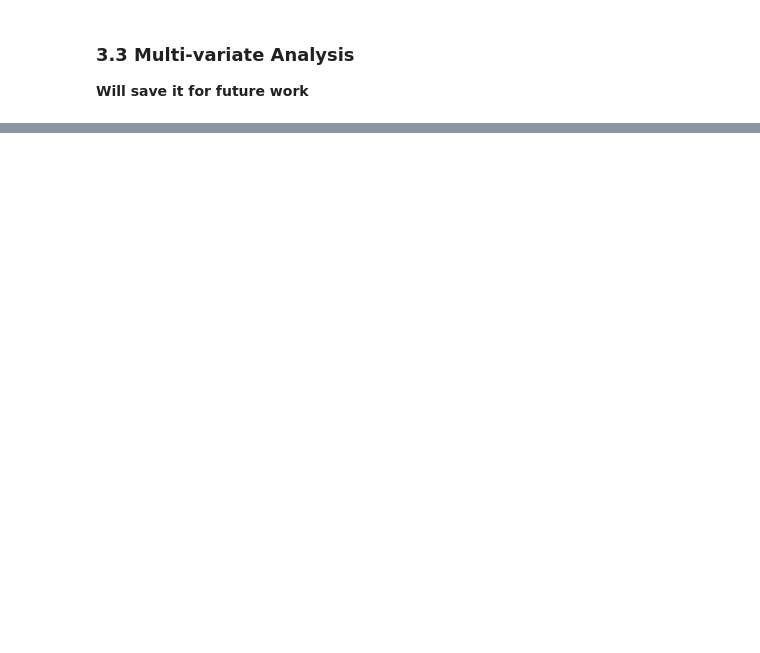
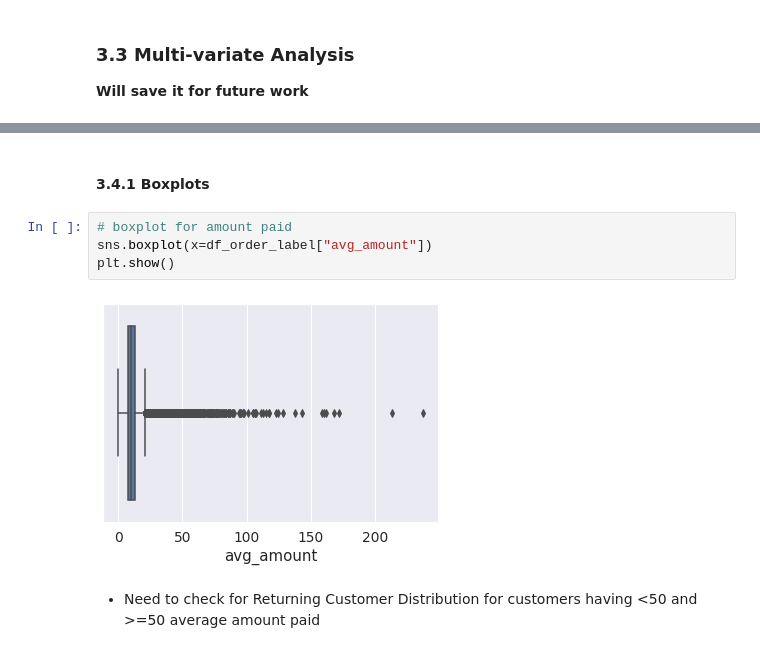
Before and after one commit to ashutosh3060/returning-customer-prediction, a Jupyter notebook: eda_model_build.ipynb, the cells around one changed output, grey strips where cells are left out. Cells and saved outputs as stored; diff of their text form; blank space fills up the shorter version.

Commit message:
EDA: Outlier Analysis (Boxplots, IQR)

```diff
--- a/eda_model_build.ipynb
+++ b/eda_model_build.ipynb
@@ -430,0 +445,10 @@ Name: is_returning_customer, dtype: int64
+# %% [markdown]
+#### 3.4.1 Boxplots
+# %%
+# boxplot for amount paid
+sns.boxplot(x=df_order_label["avg_amount"])
+plt.show()
+# %% [output]
+[figure, added]
+# %% [markdown]
+* Need to check for Returning Customer Distribution for customers having <50 and >=50 average amount paid
```
Also changed, not shown: parts of 11 cells of this notebook.
